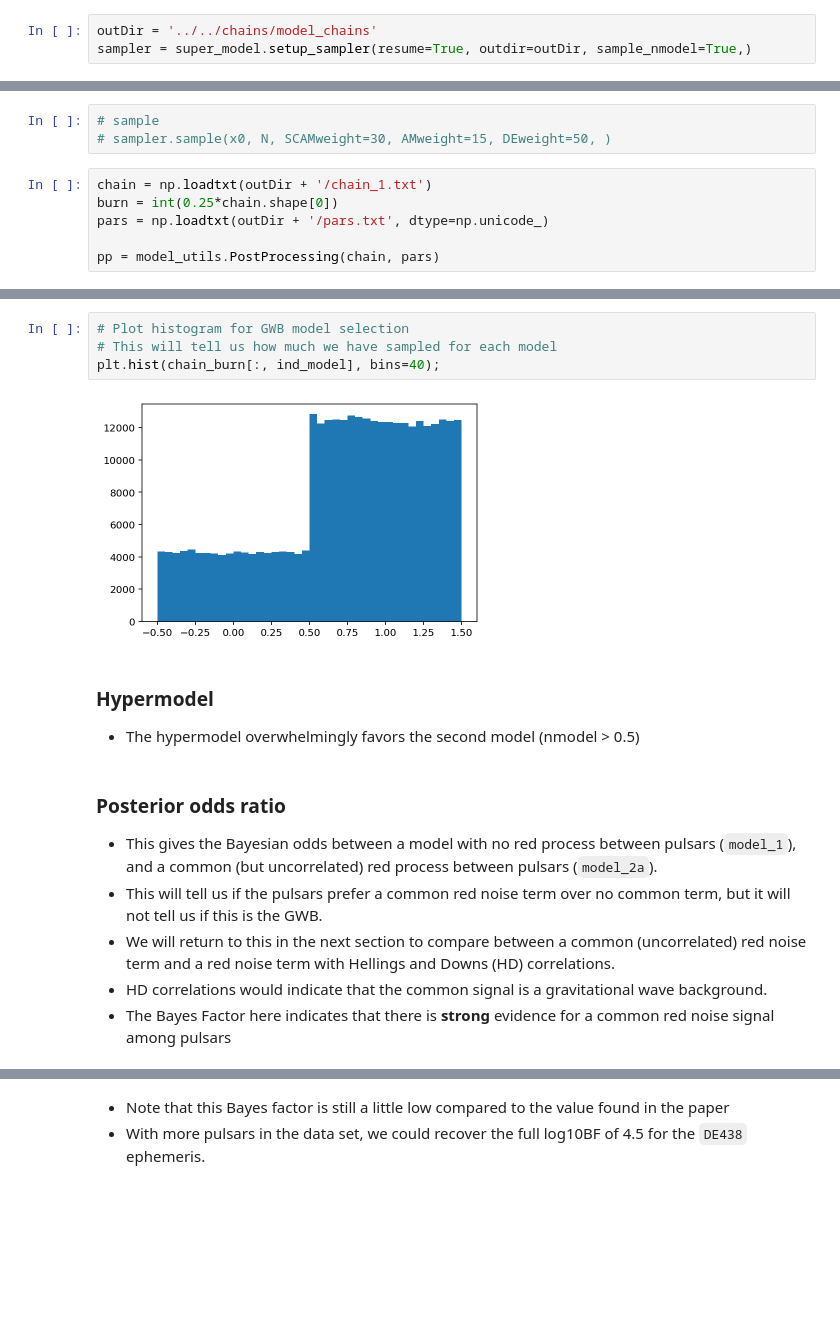
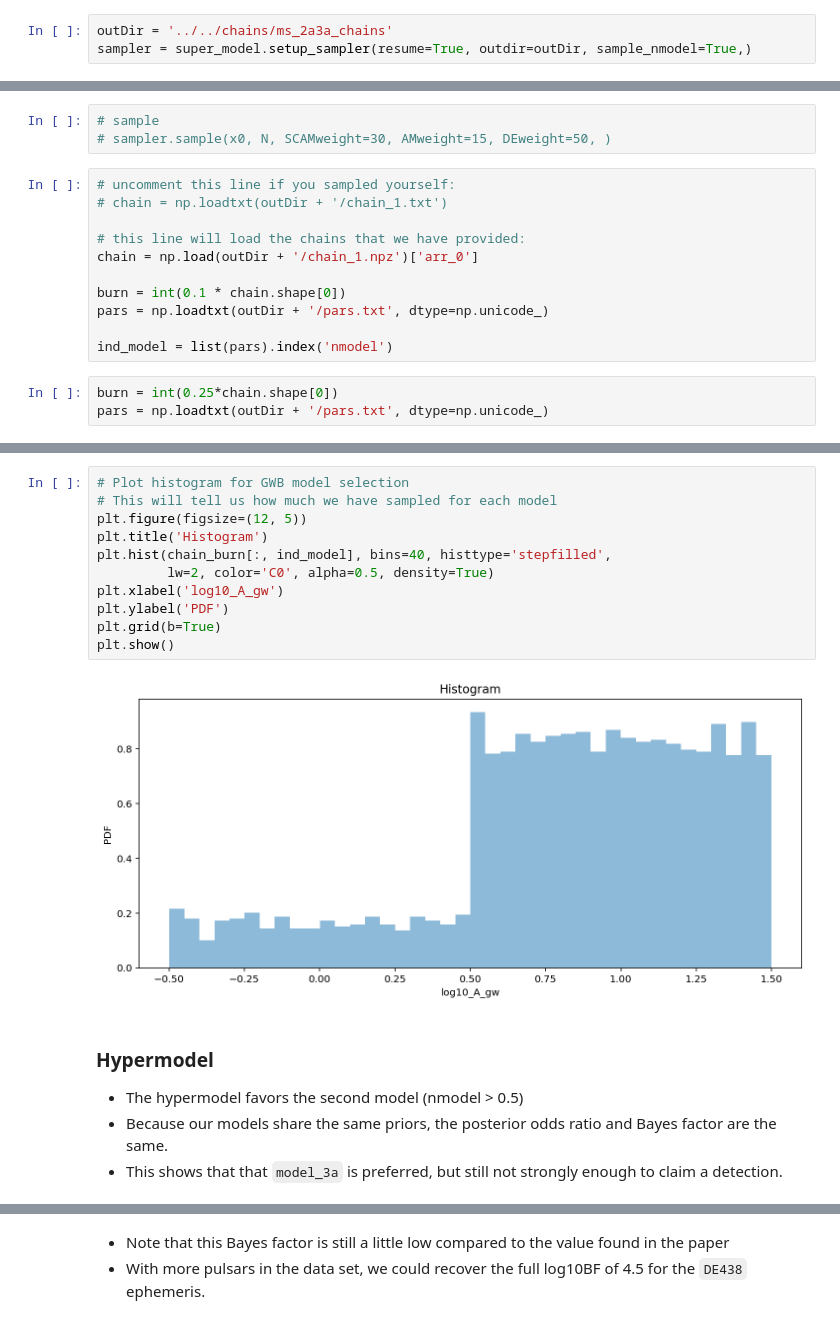
Before and after one commit to nanograv/12p5yr_stochastic_analysis, a Jupyter notebook: tutorials/full_pta/ms_2avs3a.ipynb, the cells around one changed output, grey strips where cells are left out. Drawn from its saved outputs; the diff is of its cells as text; blank space fills up the shorter version.

```diff
--- a/tutorials/full_pta/ms_2avs3a.ipynb
+++ b/tutorials/full_pta/ms_2avs3a.ipynb
@@ -102,7 +91,7 @@ super_model = hypermodel.HyperModel(pta, log_weights=[10, 0])
 # %% [markdown]
 ## Sample
 # %%
-outDir = '../../chains/model_chains'
+outDir = '../../chains/ms_2a3a_chains'
 sampler = super_model.setup_sampler(resume=True, outdir=outDir, sample_nmodel=True,)
 # %% [output]
 Adding red noise prior draws...
@@ -121,9 +110,17 @@ x0 = super_model.initial_sample()
 # %%
 # sample
 # sampler.sample(x0, N, SCAMweight=30, AMweight=15, DEweight=50, )
+# %%
+# uncomment this line if you sampled yourself:
+# chain = np.loadtxt(outDir + '/chain_1.txt')
+
+# this line will load the chains that we have provided:
+chain = np.load(outDir + '/chain_1.npz')['arr_0']
+
+burn = int(0.1 * chain.shape[0])
+pars = np.loadtxt(outDir + '/pars.txt', dtype=np.unicode_)
+
+ind_model = list(pars).index('nmodel')
 # %%
-chain = np.loadtxt(outDir + '/chain_1.txt')
 burn = int(0.25*chain.shape[0])
 pars = np.loadtxt(outDir + '/pars.txt', dtype=np.unicode_)
-
-pp = model_utils.PostProcessing(chain, pars)
@@ -167,20 +160,21 @@ NameError: name 'chain' is not defined
 # %%
 # Plot histogram for GWB model selection
 # This will tell us how much we have sampled for each model
-plt.hist(chain_burn[:, ind_model], bins=40);
+plt.figure(figsize=(12, 5))
+plt.title('Histogram')
+plt.hist(chain_burn[:, ind_model], bins=40, histtype='stepfilled',
+         lw=2, color='C0', alpha=0.5, density=True)
+plt.xlabel('log10_A_gw')
+plt.ylabel('PDF')
+plt.grid(b=True)
+plt.show()
 # %% [output]
-[figure, old version]
+[figure, new version]
-# %% [markdown]
-### Hypermodel
-* The hypermodel overwhelmingly favors the second model (nmodel > 0.5)
-# %% [markdown]
-### Posterior odds ratio
-
-* This gives the Bayesian odds between a model with no red process between pulsars (`model_1`), and a common (but uncorrelated) red process between pulsars (`model_2a`).
-* This will tell us if the pulsars prefer a common red noise term over no common term, but it will not tell us if this is the GWB.
-* We will return to this in the next section to compare between a common (uncorrelated) red noise term and a red noise term with Hellings and Downs (HD) correlations.
-* HD correlations would indicate that the common signal is a gravitational wave background.
-* The Bayes Factor here indicates that there is **strong** evidence for a common red noise signal among pulsars
+# %% [markdown]
+### Hypermodel
+* The hypermodel favors the second model (nmodel > 0.5)
+* Because our models share the same priors, the posterior odds ratio and Bayes factor are the same.
+* This shows that that `model_3a` is preferred, but still not strongly enough to claim a detection.
 # %%
 # The first number is the Bayes factor (BF) and the second number is the uncertainty on the BF
 bf, unc = model_utils.odds_ratio(chain_burn[:, ind_model], models=[0,1])
```
Also changed, not shown: parts of 14 cells of this notebook, 19 other files.
